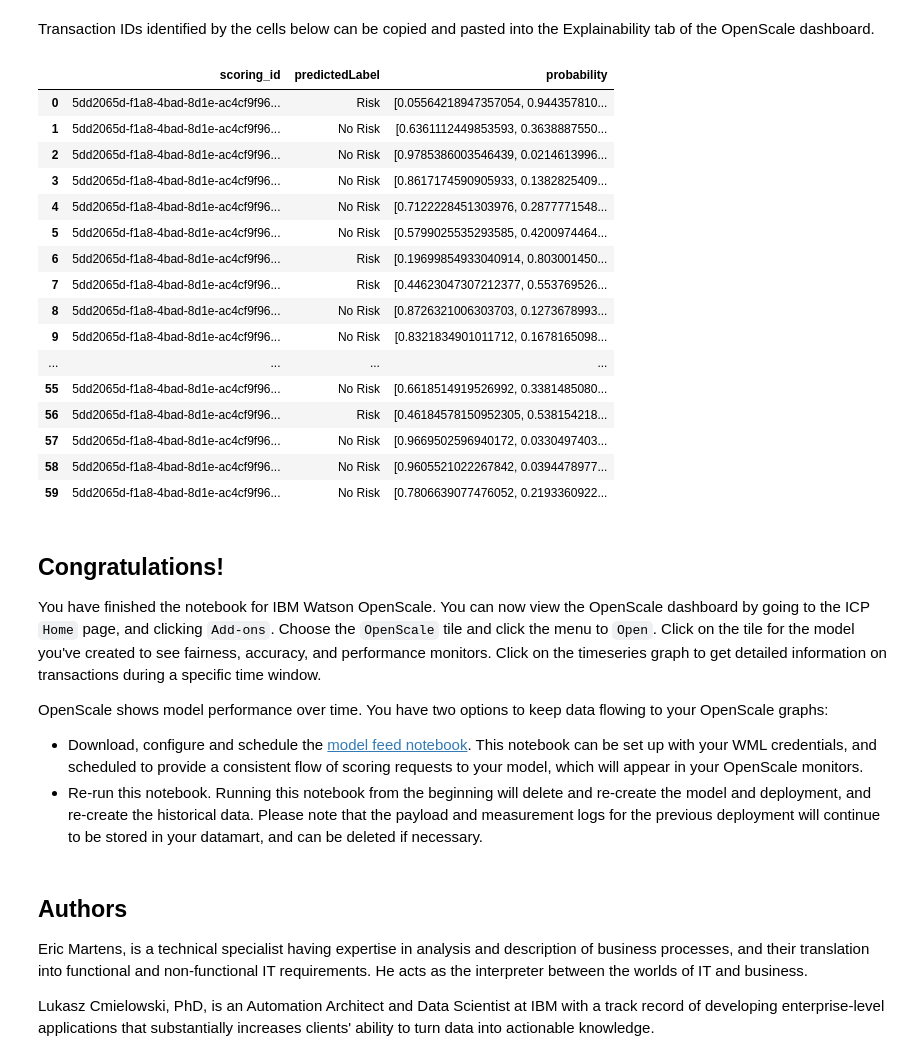
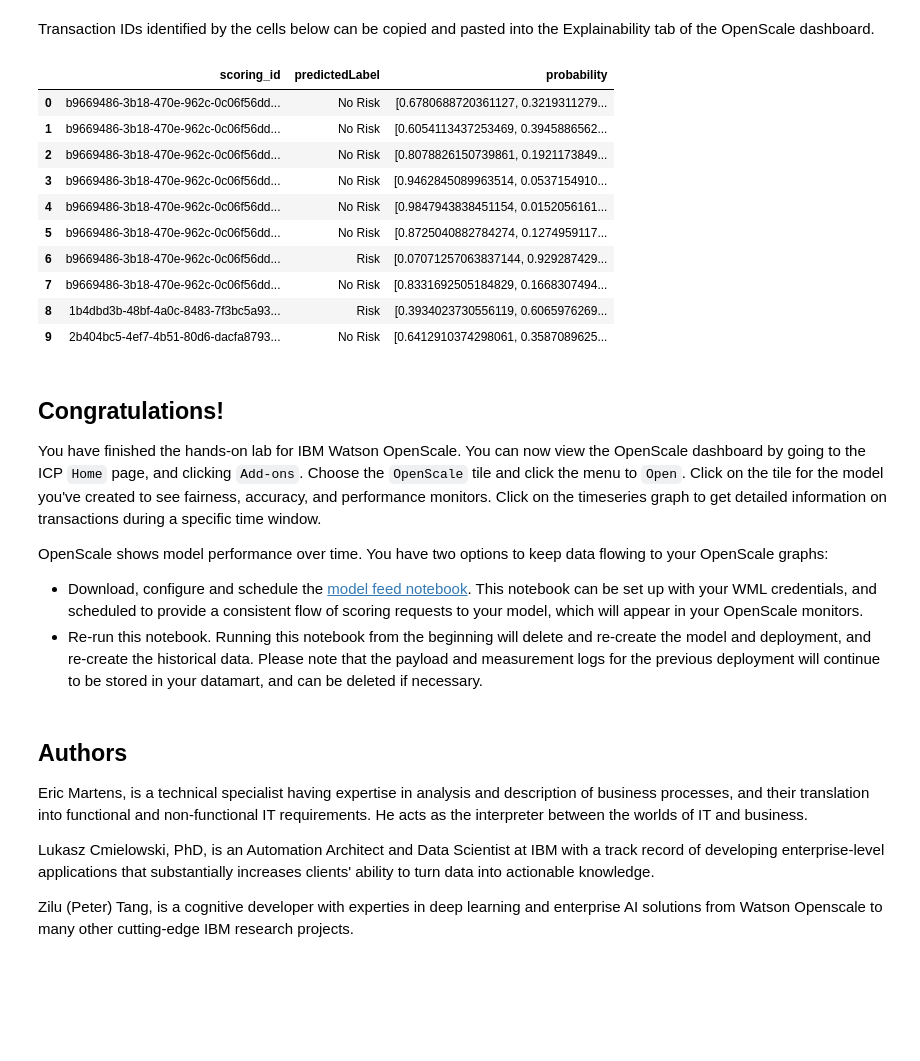
Before and after one commit to IBM/monitor-ibm-cloud-pak-with-watson-openscale, a Jupyter notebook: examples/TelcoChurnOpenScaleExample.ipynb, the cells around one changed output. Drawn from its saved outputs; the diff is of its cells as text; code cells hidden in the pictures; blank space fills up the shorter version.

Commit message:
Update notebook to reflect latest changes.

```diff
--- a/examples/TelcoChurnOpenScaleExample.ipynb
+++ b/examples/TelcoChurnOpenScaleExample.ipynb
@@ -61,5 +74,11 @@ WOS_CREDENTIALS = {
+# %%
+WOS_CREDENTIALS = {
+    "url": "https://zen1-cpd-zen1.aida-cpd3-dal10-b3c32x128-f2c6cdc6801be85fddhf609d006f13e3-0001.us-south.containers.appdomain.cloud",
+    "username": "*****",
+    "password": "*****"
+}
 # %%
 WML_CREDENTIALS = WOS_CREDENTIALS.copy()
 WML_CREDENTIALS['instance_id']='openshift'
-WML_CREDENTIALS['version']='2.5.0'
+WML_CREDENTIALS['version']='3.0.0'
 # %% [markdown]
@@ -79,3 +105,5 @@ At this point, the notebook is ready to run. You can either run the cells one at
+# %%
+CUSTOM_NAME = 'SANDHYA'
 # %% [markdown]
 # 2.0 Model building and deployment <a name="model"></a>
 # %% [markdown]
@@ -144,3 +169,6 @@ DEPLOYMENT_NAME = "samaya Deployment May 8"
+# %%
+MODEL_NAME = CUSTOM_NAME + "_MODEL"
+DEPLOYMENT_NAME = CUSTOM_NAME + "_DEPLOYMENT"
 # %%
 spark_df = df_data
 (train_data, test_data) = spark_df.randomSplit([0.8, 0.2], 24)
@@ -1384,30 +1460,24 @@ Binding: 999
 # %% [markdown]
 Transaction IDs identified by the cells below can be copied and pasted into the Explainability tab of the OpenScale dashboard.
 # %%
-payload_data = subscription.payload_logging.get_table_content(limit=60)
+payload_data = subscription.payload_logging.get_table_content(limit=10)
 payload_data.filter(items=['scoring_id', 'predictedLabel', 'probability'])
 # %% [output]
 |  | scoring_id | predictedLabel | probability |
-| 0 | 5dd2065d-f1a8-4bad-8d1e-ac4cf9f96... | Risk | [0.05564218947357054, 0.944357810... |
-| 1 | 5dd2065d-f1a8-4bad-8d1e-ac4cf9f96... | No Risk | [0.6361112449853593, 0.3638887550... |
-| 2 | 5dd2065d-f1a8-4bad-8d1e-ac4cf9f96... | No Risk | [0.9785386003546439, 0.0214613996... |
-| 3 | 5dd2065d-f1a8-4bad-8d1e-ac4cf9f96... | No Risk | [0.8617174590905933, 0.1382825409... |
-| 4 | 5dd2065d-f1a8-4bad-8d1e-ac4cf9f96... | No Risk | [0.7122228451303976, 0.2877771548... |
-| 5 | 5dd2065d-f1a8-4bad-8d1e-ac4cf9f96... | No Risk | [0.5799025535293585, 0.4200974464... |
-| 6 | 5dd2065d-f1a8-4bad-8d1e-ac4cf9f96... | Risk | [0.19699854933040914, 0.803001450... |
-| 7 | 5dd2065d-f1a8-4bad-8d1e-ac4cf9f96... | Risk | [0.44623047307212377, 0.553769526... |
-| 8 | 5dd2065d-f1a8-4bad-8d1e-ac4cf9f96... | No Risk | [0.8726321006303703, 0.1273678993... |
-| 9 | 5dd2065d-f1a8-4bad-8d1e-ac4cf9f96... | No Risk | [0.8321834901011712, 0.1678165098... |
-| ... | ... | ... | ... |
-| 55 | 5dd2065d-f1a8-4bad-8d1e-ac4cf9f96... | No Risk | [0.6618514919526992, 0.3381485080... |
-| 56 | 5dd2065d-f1a8-4bad-8d1e-ac4cf9f96... | Risk | [0.46184578150952305, 0.538154218... |
-| 57 | 5dd2065d-f1a8-4bad-8d1e-ac4cf9f96... | No Risk | [0.9669502596940172, 0.0330497403... |
-| 58 | 5dd2065d-f1a8-4bad-8d1e-ac4cf9f96... | No Risk | [0.9605521022267842, 0.0394478977... |
-| 59 | 5dd2065d-f1a8-4bad-8d1e-ac4cf9f96... | No Risk | [0.7806639077476052, 0.2193360922... |
+| 0 | b9669486-3b18-470e-962c-0c06f56dd... | No Risk | [0.6780688720361127, 0.3219311279... |
+| 1 | b9669486-3b18-470e-962c-0c06f56dd... | No Risk | [0.6054113437253469, 0.3945886562... |
+| 2 | b9669486-3b18-470e-962c-0c06f56dd... | No Risk | [0.8078826150739861, 0.1921173849... |
+| 3 | b9669486-3b18-470e-962c-0c06f56dd... | No Risk | [0.9462845089963514, 0.0537154910... |
+| 4 | b9669486-3b18-470e-962c-0c06f56dd... | No Risk | [0.9847943838451154, 0.0152056161... |
+| 5 | b9669486-3b18-470e-962c-0c06f56dd... | No Risk | [0.8725040882784274, 0.1274959117... |
+| 6 | b9669486-3b18-470e-962c-0c06f56dd... | Risk | [0.07071257063837144, 0.929287429... |
+| 7 | b9669486-3b18-470e-962c-0c06f56dd... | No Risk | [0.8331692505184829, 0.1668307494... |
+| 8 | 1b4dbd3b-48bf-4a0c-8483-7f3bc5a93... | Risk | [0.3934023730556119, 0.6065976269... |
+| 9 | 2b404bc5-4ef7-4b51-80d6-dacfa8793... | No Risk | [0.6412910374298061, 0.3587089625... |
 # %% [markdown]
 ## Congratulations!
 
-You have finished the notebook for IBM Watson OpenScale. You can now view the OpenScale dashboard by going to the ICP `Home` page, and clicking `Add-ons`. Choose the `OpenScale` tile and click the menu to `Open`. Click on the tile for the model you've created to see fairness, accuracy, and performance monitors. Click on the timeseries graph to get detailed information on transactions during a specific time window.
+You have finished the hands-on lab for IBM Watson OpenScale. You can now view the OpenScale dashboard by going to the ICP `Home` page, and clicking `Add-ons`. Choose the `OpenScale` tile and click the menu to `Open`. Click on the tile for the model you've created to see fairness, accuracy, and performance monitors. Click on the timeseries graph to get detailed information on transactions during a specific time window.
 
 OpenScale shows model performance over time. You have two options to keep data flowing to your OpenScale graphs:
   * Download, configure and schedule the [model feed notebook](https://raw.githubusercontent.com/emartensibm/german-credit/master/german_credit_scoring_feed.ipynb). This notebook can be set up with your WML credentials, and scheduled to provide a consistent flow of scoring requests to your model, which will appear in your OpenScale monitors.
@@ -1418,3 +1488,5 @@ OpenScale shows model performance over time. You have two options to keep data f
 Eric Martens, is a technical specialist having expertise in analysis and description of business processes, and their translation into functional and non-functional IT requirements. He acts as the interpreter between the worlds of IT and business.
 
 Lukasz Cmielowski, PhD, is an Automation Architect and Data Scientist at IBM with a track record of developing enterprise-level applications that substantially increases clients' ability to turn data into actionable knowledge.
+
+Zilu (Peter) Tang, is a cognitive developer with experties in deep learning and enterprise AI solutions from Watson Openscale to many other cutting-edge IBM research projects.
```
Also changed, not shown: parts of 79 cells of this notebook, 2 other files.
